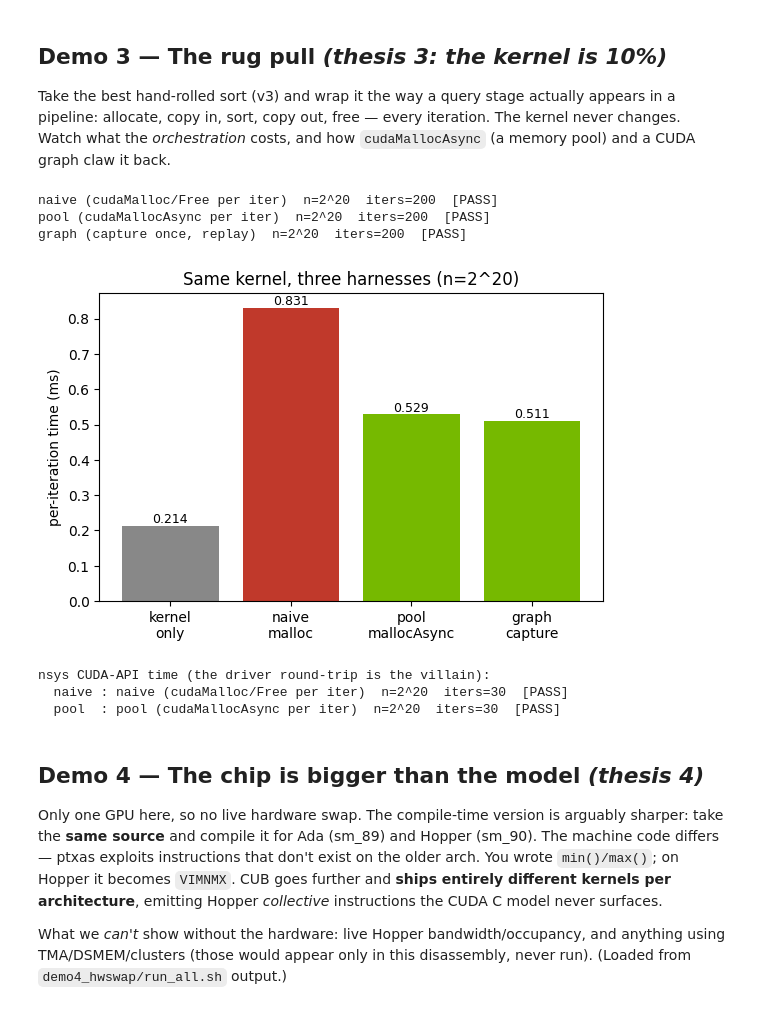
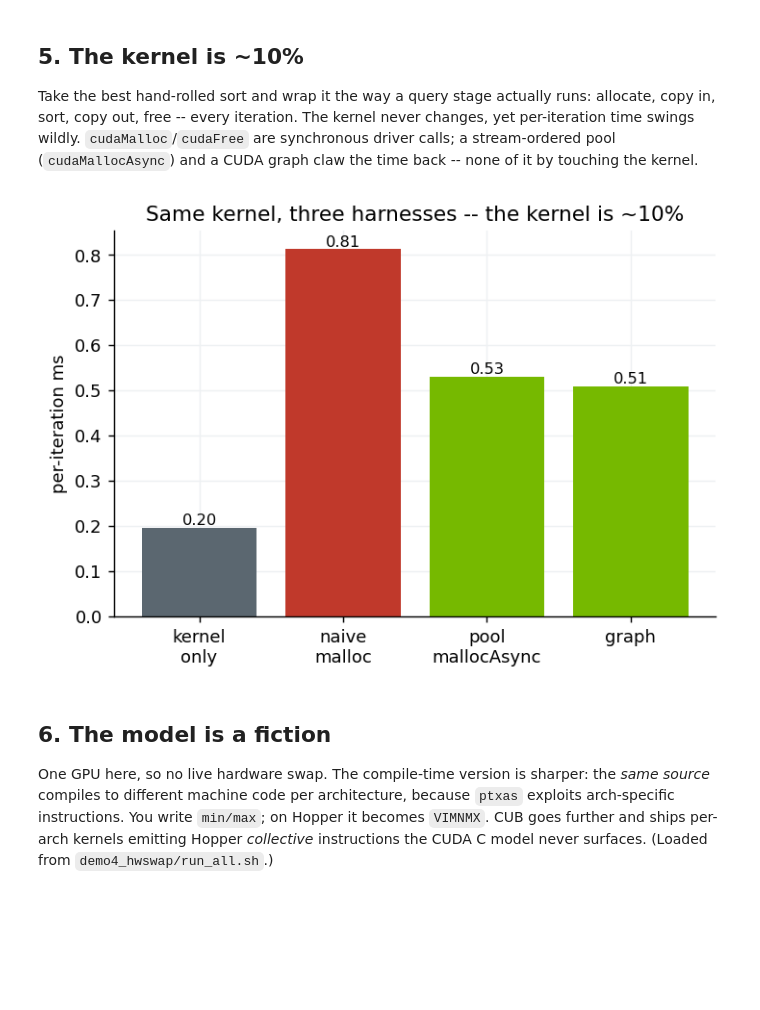
Before and after one commit to StarGazerM/gpu-cost-model-course, a Jupyter notebook: course.ipynb, the cells around one changed output. Cells and saved outputs as stored; diff of their text form; code cells hidden in the pictures; blank space fills up the shorter version.

```diff
--- a/course.ipynb
+++ b/course.ipynb
@@ -144,0 +106,17 @@ local_merge kernel — v1 vs v2 vs v3 (warp shuffle cuts shared + barrier stalls
+# %%
+# the arc: naive global bitonic -> shared -> bigger tile -> CUB radix (2^26)
+ARC = [("v0_naive","v0 naive"),("v1_shared","v1 shared"),("v3_multiblock","v3 big-tile"),("v4_cub","v4 CUB radix")]
+ms = {lbl: grab(sh(f"./{b} 26 10", cwd=f"{ROOT}/demo2_sort"), r"([\d.]+)\s*ms") for b, lbl in ARC}
+base = ms["v0 naive"]
+fig, (a1, a2) = plt.subplots(1, 2, figsize=(11, 4))
+bars = a1.bar(list(ms), list(ms.values()), color=[GPU, GPU, GPU, RADIX]); a1.set_yscale("log")
+a1.set_ylabel("kernel-only ms (log)"); a1.set_title("Hand-tuning has a low ceiling; the algorithm wins")
+for b, v in zip(bars, ms.values()): a1.text(b.get_x()+b.get_width()/2, v, f"{base/v:.0f}x", ha="center", va="bottom", fontsize=9)
+a1.tick_params(axis="x", labelsize=8)
+# radix vs fully-optimized CUB merge at GB scale
+out = sh("./cub_compare 28 6", cwd=f"{ROOT}/demo6_mergesort")
+cm = grab(out, r"merge sort :\s*([\d.]+)"); cr = grab(out, r"radix sort :\s*([\d.]+)")
+a2.bar(["CUB merge", "CUB radix"], [cm, cr], color=[MERGE, RADIX]); a2.set_ylabel("ms (2^28, 1 GB)")
+a2.set_title(f"Even world-class merge gives up {cm/cr:.1f}x to radix")
+for i, v in enumerate([cm, cr]): a2.text(i, v, f"{v:.0f}", ha="center", va="bottom", fontweight="bold")
+plt.tight_layout(); plt.show()
@@ -145,50 +134,24 @@ local_merge kernel — v1 vs v2 vs v3 (warp shuffle cuts shared + barrier stalls
 # %% [markdown]
-## Demo 3 — The rug pull  *(thesis 3: the kernel is 10%)*
+## 5. The kernel is ~10%
 
-Take the best hand-rolled sort (v3) and wrap it the way a query stage actually appears in a pipeline: allocate, copy in, sort, copy out, free — every iteration. The kernel never changes. Watch what the *orchestration* costs, and how `cudaMallocAsync` (a memory pool) and a CUDA graph claw it back.
+Take the best hand-rolled sort and wrap it the way a query stage actually runs: allocate, copy in, sort, copy out, free -- every iteration. The kernel never changes, yet per-iteration time swings wildly. `cudaMalloc`/`cudaFree` are synchronous driver calls; a stream-ordered pool (`cudaMallocAsync`) and a CUDA graph claw the time back -- none of it by touching the kernel.
 # %%
 H = ["naive", "pool", "graph"]
 outs = {h: sh(f"./{h}_harness 20 200", cwd=f"{ROOT}/demo3_rugpull") for h in H}
 pit = {h: grab(outs[h], r"per-iter\s*:\s*([\d.]+)") for h in H}
 kon = grab(outs["naive"], r"kernel-only\s*:\s*([\d.]+)")
-for h in H: print(outs[h].strip().splitlines()[0])
-
-fig, ax = plt.subplots(figsize=(6.5, 4))
-labels = ["kernel\nonly", "naive\nmalloc", "pool\nmallocAsync", "graph\ncapture"]
-vals = [kon, pit["naive"], pit["pool"], pit["graph"]]
-ax.bar(labels, vals, color=[GREY, RED, GREEN, GREEN])
-ax.set_ylabel("per-iteration time (ms)")
-ax.set_title("Same kernel, three harnesses (n=2^20)")
-for i, v in enumerate(vals):
-    ax.text(i, v, f"{v:.3f}", ha="center", va="bottom", fontsize=9)
+fig, ax = plt.subplots(figsize=(6.2, 4))
+ax.bar(["kernel\nonly", "naive\nmalloc", "pool\nmallocAsync", "graph"], [kon, pit["naive"], pit["pool"], pit["graph"]],
+       color=[CPU, MERGE, GPU, GPU])
+ax.set_ylabel("per-iteration ms"); ax.set_title("Same kernel, three harnesses -- the kernel is ~10%")
+for i, v in enumerate([kon, pit["naive"], pit["pool"], pit["graph"]]): ax.text(i, v, f"{v:.2f}", ha="center", va="bottom", fontsize=9)
 plt.show()
-
-st_n = f"{ROOT}/profile/nsys_out/stats_naive.txt"
-st_p = f"{ROOT}/profile/nsys_out/stats_pool.txt"
-if os.path.exists(st_n) and os.path.exists(st_p):
-    def api_avg(path, name):
-        for ln in open(path):
-            if name in ln:
-                nums = re.findall(r"[\d,]+\.?\d*", ln)
-                return ln.strip()
-        return None
-    print("\nnsys CUDA-API time (the driver round-trip is the villain):")
-    print("  naive :", api_avg(st_n, "cudaMalloc"))
-    print("  pool  :", api_avg(st_p, "cudaMallocAsync"))
 # %% [output]
-naive (cudaMalloc/Free per iter)  n=2^20  iters=200  [PASS]
-pool (cudaMallocAsync per iter)  n=2^20  iters=200  [PASS]
-graph (capture once, replay)  n=2^20  iters=200  [PASS]
-[figure, old version]
+[figure, new version]
-nsys CUDA-API time (the driver round-trip is the villain):
-  naive : naive (cudaMalloc/Free per iter)  n=2^20  iters=30  [PASS]
-  pool  : pool (cudaMallocAsync per iter)  n=2^20  iters=30  [PASS]
 # %% [markdown]
-## Demo 4 — The chip is bigger than the model  *(thesis 4)*
+## 6. The model is a fiction
 
-Only one GPU here, so no live hardware swap. The compile-time version is arguably sharper: take the **same source** and compile it for Ada (sm_89) and Hopper (sm_90). The machine code differs — ptxas exploits instructions that don't exist on the older arch. You wrote `min()/max()`; on Hopper it becomes `VIMNMX`. CUB goes further and **ships entirely different kernels per architecture**, emitting Hopper *collective* instructions the CUDA C model never surfaces.
-
-What we *can't* show without the hardware: live Hopper bandwidth/occupancy, and anything using TMA/DSMEM/clusters (those would appear only in this disassembly, never run). (Loaded from `demo4_hwswap/run_all.sh` output.)
+One GPU here, so no live hardware swap. The compile-time version is sharper: the *same source* compiles to different machine code per architecture, because `ptxas` exploits arch-specific instructions. You write `min/max`; on Hopper it becomes `VIMNMX`. CUB goes further and ships per-arch kernels emitting Hopper *collective* instructions the CUDA C model never surfaces. (Loaded from `demo4_hwswap/run_all.sh`.)
 # %%
 so = f"{ROOT}/demo4_hwswap/sass_out"
 if os.path.isdir(so) and os.path.exists(f"{so}/v3_multiblock_ops90.txt"):
```
Also changed, not shown: parts of 22 cells of this notebook, 1 other file.
